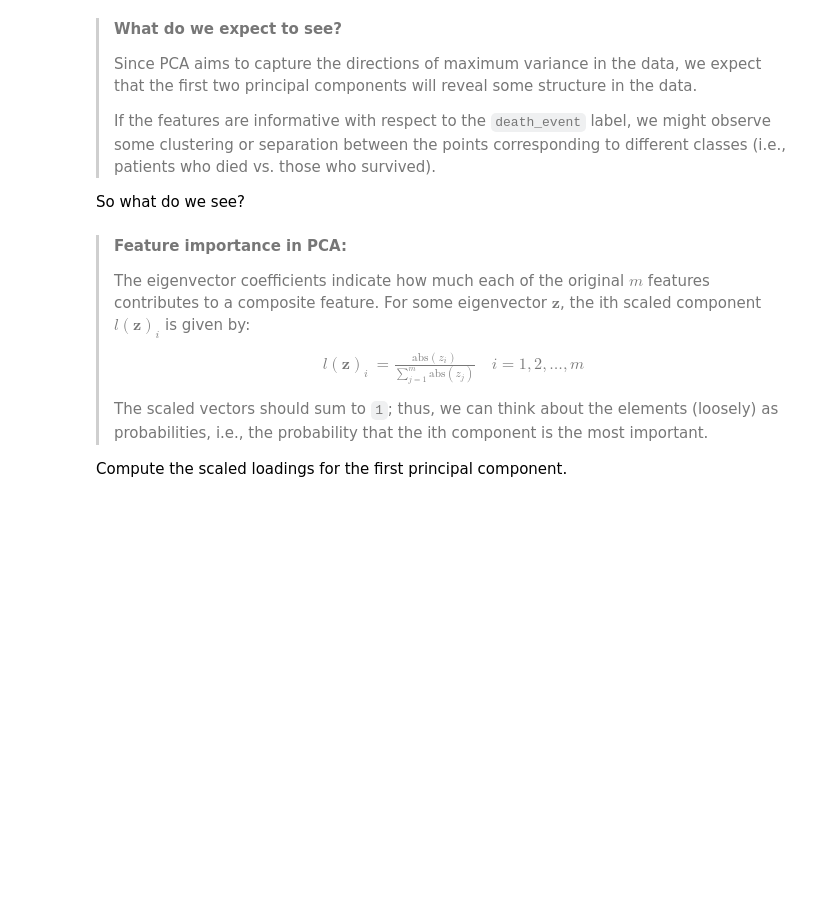
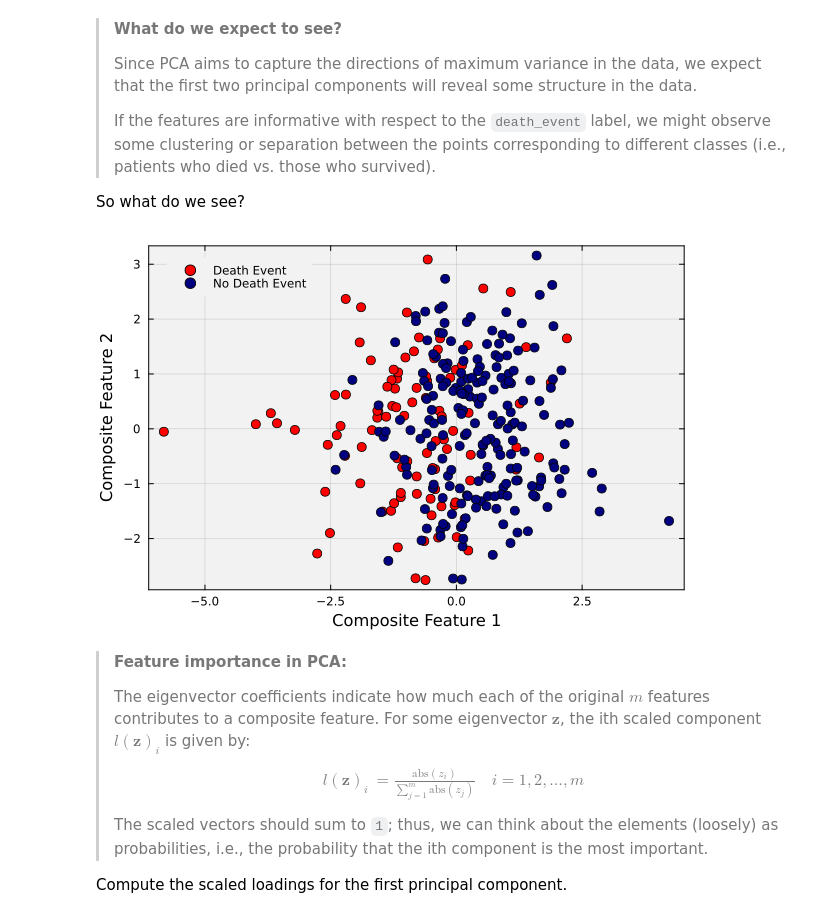
Before and after one commit to CHEME-5820-Spring-2026/ps2-5820-s26-fkm26, a Jupyter notebook: PS2-CHEME-5820-Student-S26.ipynb, the cells around one changed output. Drawn from its saved outputs; the diff is of its cells as text; code cells hidden in the pictures; blank space fills up the shorter version.

```diff
--- a/PS2-CHEME-5820-Student-S26.ipynb
+++ b/PS2-CHEME-5820-Student-S26.ipynb
@@ -409,17 +409,29 @@ So what do we see?
 # %%
 # TODO: Create a scatter plot of the first two PCA components in Y.
 # - Use `death_event` labels to color points.
 # - Label axes and adjust background styling.
+let
+    death_event = dataset[:, :death_event] |> Vector; # extract death_event from dataset
+    death_index = death_event .== 1; # death when value is 1
+    no_death_index = death_event .== -1; # no death when value is -1
+    scatter(Y[death_index, 1], Y[death_index, 2]; color=:red, label="Death Event", markersize=5) # plot death events labeled red
+    scatter!(Y[no_death_index, 1], Y[no_death_index, 2]; color=:navy, label="No Death Event", markersize=5) # plot no death events on same plot labeled blue
+    plot!(bg="gray95", background_color_outside="white", framestyle=:box, fg_legend=:transparent); # adjust background of the plot
+    xlabel!("Composite Feature 1", fontsize=18) # label x-axis
+    ylabel!("Composite Feature 2", fontsize=18) # label y-axis
+end
 
 #=
 # Original solution (commented out)
 let
     death_event = dataset[:, :death_event] |> Vector; # extract death_event labels
     scatter([Y[death_event .== 1, 1]], [Y[death_event .== 1, 2]]; color=:red, label="Death Event", markersize=5)
     scatter!([Y[death_event .== -1, 1]], [Y[death_event .== -1, 2]]; color=:navy, label="No Death Event", markersize=5)
     plot!(bg="gray95", background_color_outside="white", framestyle = :box, fg_legend = :transparent);
     xlabel!("Composite Feature 1", fontsize=18)
     ylabel!("Composite Feature 2", fontsize=18)
 end
 =#
+# %% [output]
+[figure, added]
 # %%
```
Also changed, not shown: parts of 3 cells of this notebook.
